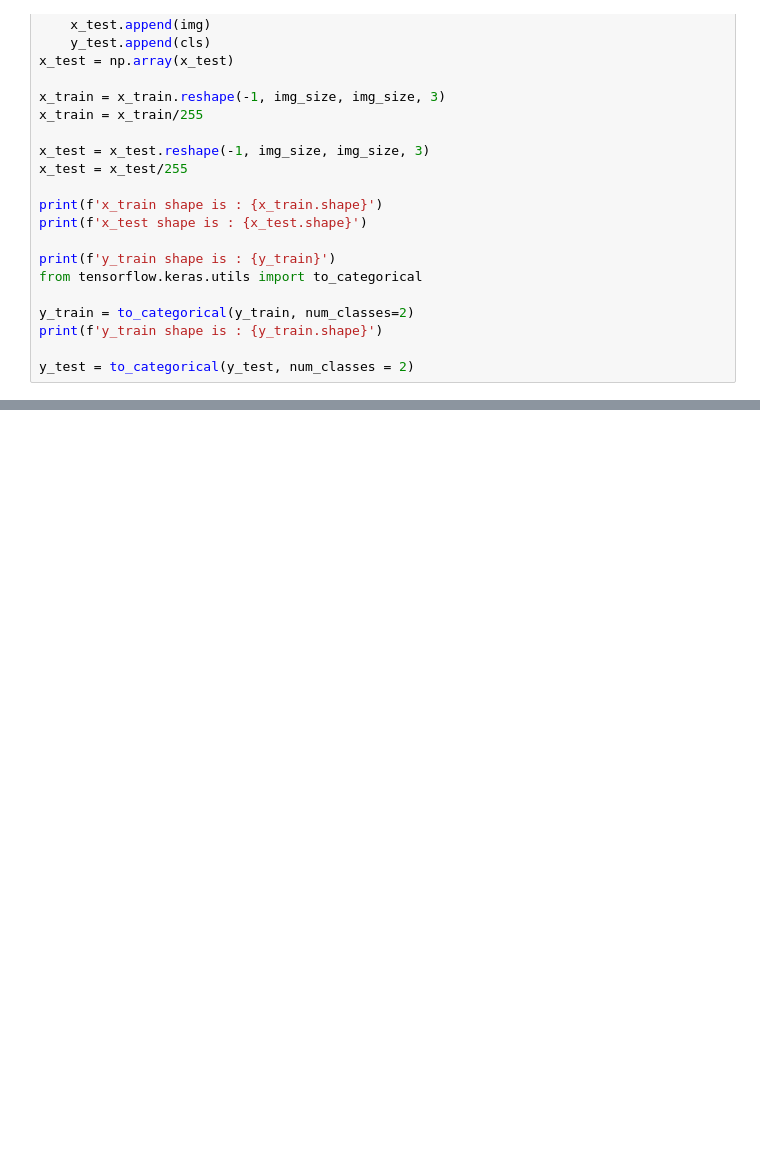
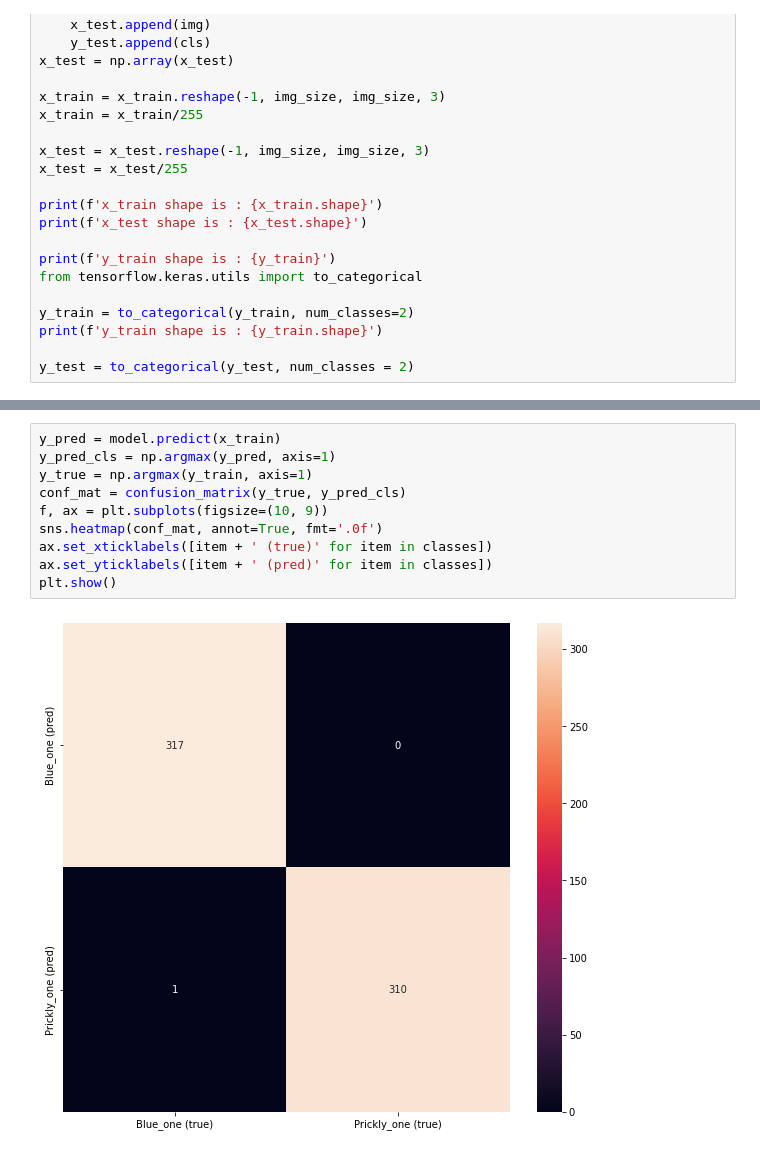
Before and after one commit to Lidiia-Afanasieva/BinearClassification, a Jupyter notebook: BinearClassification.ipynb, the cells around one changed output, grey strips where cells are left out. Saved outputs shown, nothing was run; the diff lists cells and outputs as text; blank space fills up the shorter version.

```diff
--- a/BinearClassification.ipynb
+++ b/BinearClassification.ipynb
@@ -214,0 +197,12 @@ Epoch 10/10
+# %%
+y_pred = model.predict(x_train)
+y_pred_cls = np.argmax(y_pred, axis=1)
+y_true = np.argmax(y_train, axis=1)
+conf_mat = confusion_matrix(y_true, y_pred_cls)
+f, ax = plt.subplots(figsize=(10, 9))
+sns.heatmap(conf_mat, annot=True, fmt='.0f')
+ax.set_xticklabels([item + ' (true)' for item in classes])
+ax.set_yticklabels([item + ' (pred)' for item in classes])
+plt.show()
+# %% [output]
+[figure, added]
```
Also changed, not shown: parts of 3 cells of this notebook.
